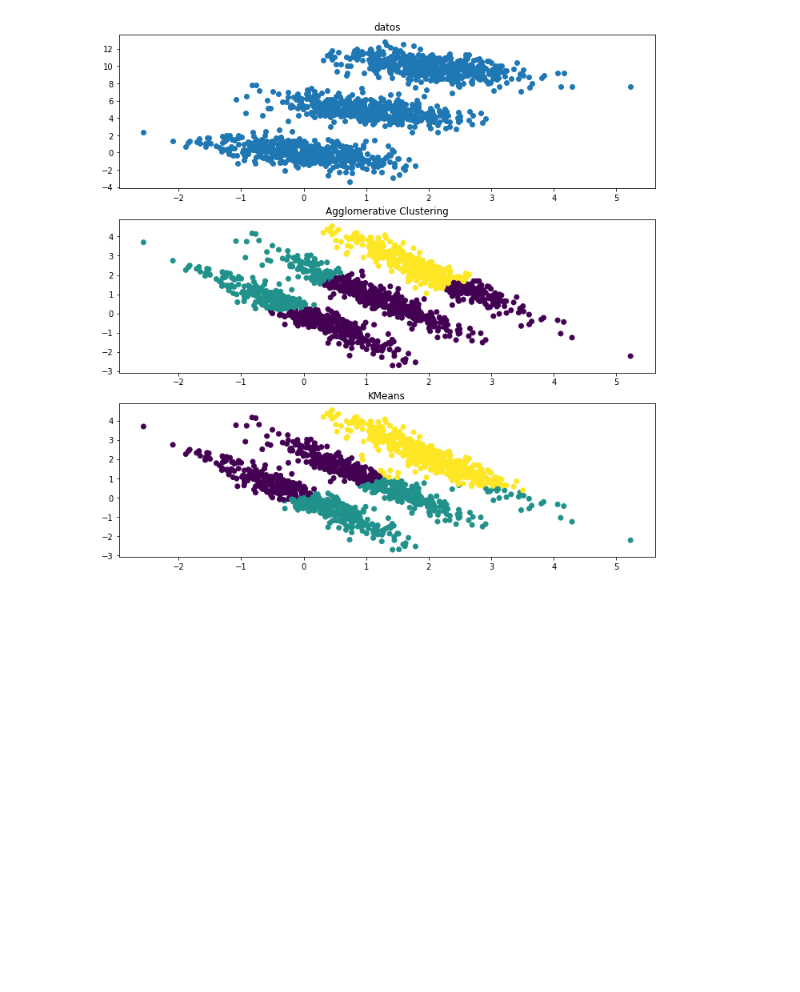
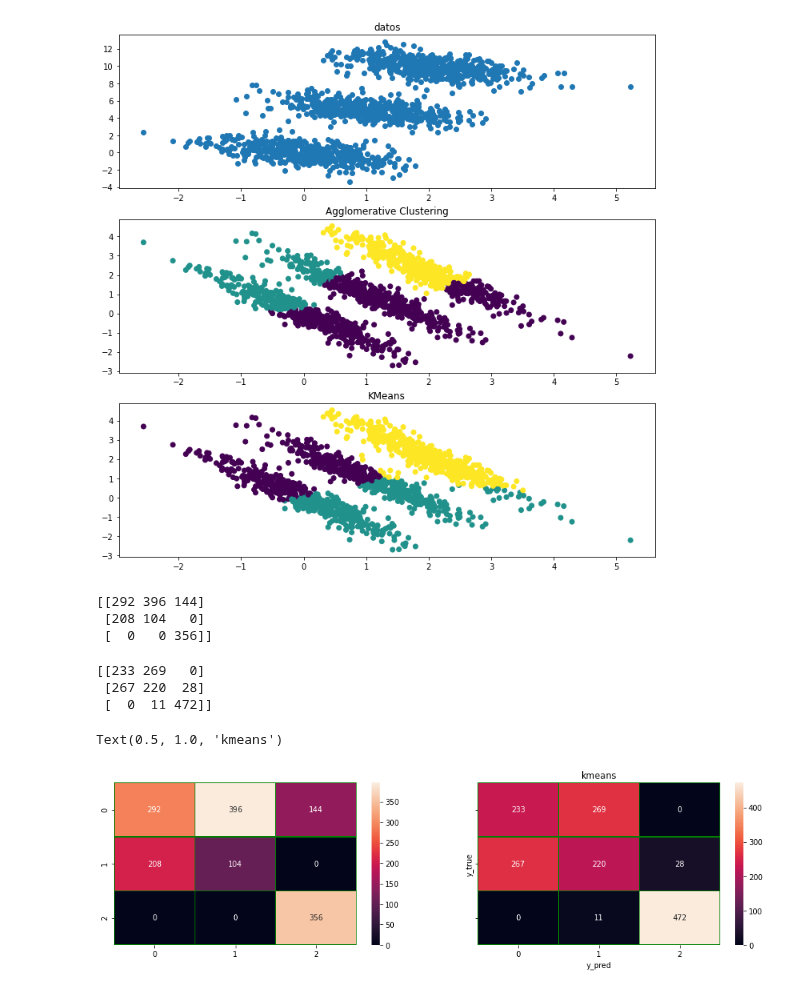
Before and after one commit to raulbenitez/postgrau_IML_exploratory, a Jupyter notebook: CLUSTERING/ejercicio_comparativas/Comparar_kmeans_CristinaCamilo.ipynb, the cells around one changed output. Cells and saved outputs as stored; diff of their text form; code cells hidden in the pictures; blank space fills up the shorter version.

```diff
--- a/CLUSTERING/ejercicio_comparativas/Comparar_kmeans_CristinaCamilo.ipynb
+++ b/CLUSTERING/ejercicio_comparativas/Comparar_kmeans_CristinaCamilo.ipynb
@@ -73,3 +73,37 @@ plt.title("KMeans")
 plt.show()
 # %% [output]
 [figure]
+# %%
+
+from sklearn.metrics import confusion_matrix
+import seaborn as sns
+
+cm1 = confusion_matrix(gurpoclust, y)
+cm2 = confusion_matrix(grupomeans, y)
+
+print(cm1)
+# %% [output]
+[[292 396 144]
+ [208 104   0]
+ [  0   0 356]]
+# %%
+print(cm2)
+# %% [output]
+[[233 269   0]
+ [267 220  28]
+ [  0  11 472]]
+# %%
+fig, ax = plt.subplots(1, 2, figsize=(16, 4),sharey=True)
+
+sns.heatmap(cm1,annot = True,linewidths=0.5,linecolor="green",fmt = ".0f",ax=ax[0])
+plt.xlabel("y_pred")
+plt.ylabel("y_true")
+plt.title('Agglomerative')
+
+sns.heatmap(cm2,annot = True,linewidths=0.5,linecolor="green",fmt = ".0f",ax=ax[1])
+plt.xlabel("y_pred")
+plt.ylabel("y_true")
+plt.title('kmeans')
+# %% [output]
+Text(0.5, 1.0, 'kmeans')
+[figure, added]
```
